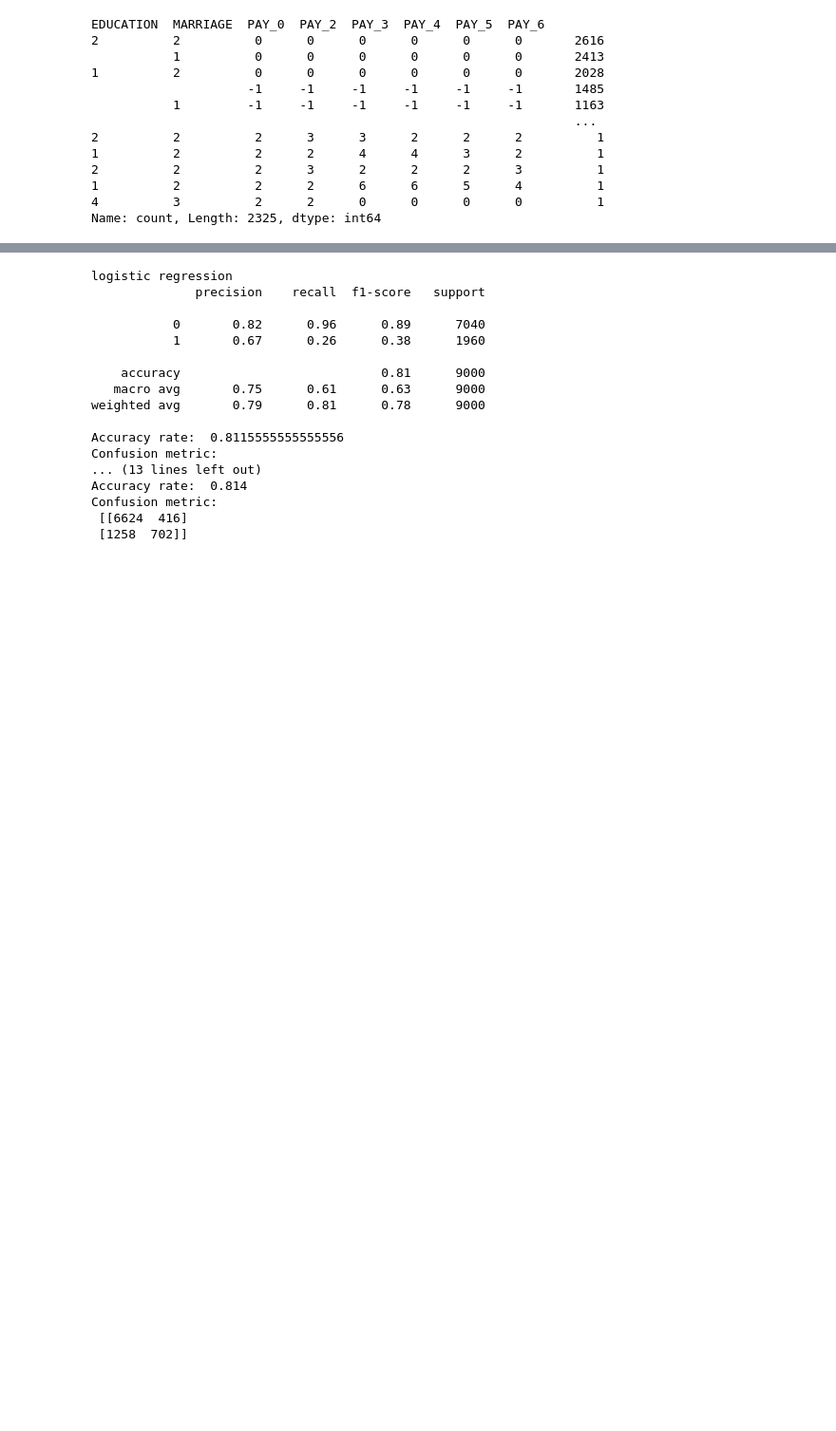
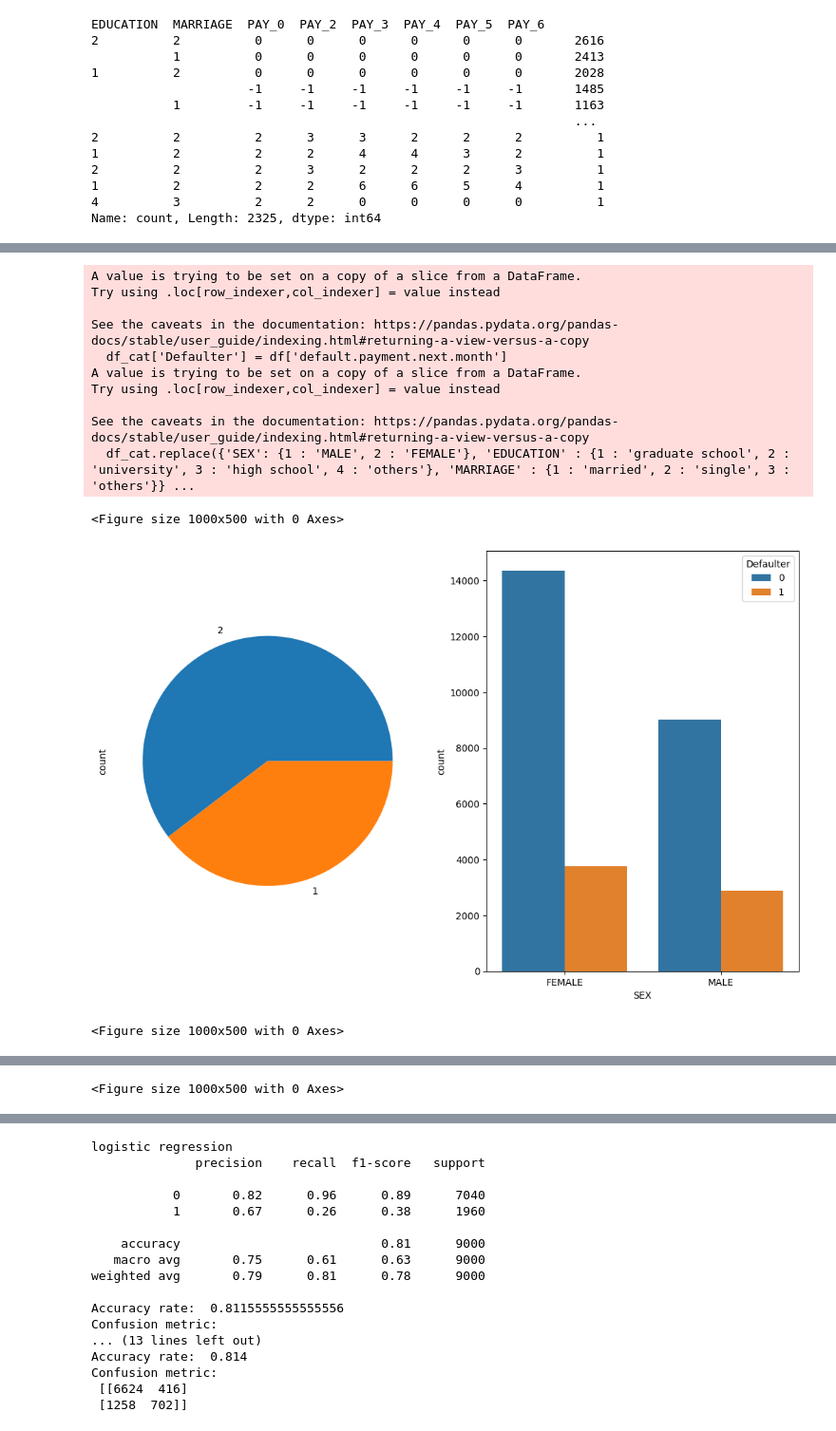
Before and after one commit to JamesLo94/schulich_data_science, a Jupyter notebook: credit_card_default/trial.ipynb, the cells around one changed output, grey strips where cells are left out. Shown: that part at 95% size. Saved outputs shown, nothing was run; the diff lists cells and outputs as text; code cells hidden in the pictures; blank space fills up the shorter version.

```diff
--- a/credit_card_default/trial.ipynb
+++ b/credit_card_default/trial.ipynb
@@ -182,0 +199,27 @@ Name: count, Length: 2325, dtype: int64
+# %%
+categorical_features = ['SEX', 'EDUCATION', 'MARRIAGE']
+
+df_cat = df[categorical_features]
+df_cat['Defaulter'] = df['default.payment.next.month']
+
+df_cat.replace({'SEX': {1 : 'MALE', 2 : 'FEMALE'}, 'EDUCATION' : {1 : 'graduate school', 2 : 'university', 3 : 'high school', 4 : 'others'}, 'MARRIAGE' : {1 : 'married', 2 : 'single', 3 : 'others'}}, inplace = True)
+
+for col in categorical_features:
+  plt.figure(figsize=(10,5))
+  fig, axes = plt.subplots(ncols=2,figsize=(13,8))
+  df[col].value_counts().plot(kind="pie",ax = axes[0],subplots=True)
+  sns.countplot(x = col, hue = 'Defaulter', data = df_cat)
+# %% [output]
+A value is trying to be set on a copy of a slice from a DataFrame.
+Try using .loc[row_indexer,col_indexer] = value instead
+
+See the caveats in the documentation: https://pandas.pydata.org/pandas-docs/stable/user_guide/indexing.html#returning-a-view-versus-a-copy
+  df_cat['Defaulter'] = df['default.payment.next.month']
+A value is trying to be set on a copy of a slice from a DataFrame.
+Try using .loc[row_indexer,col_indexer] = value instead
+
+See the caveats in the documentation: https://pandas.pydata.org/pandas-docs/stable/user_guide/indexing.html#returning-a-view-versus-a-copy
+  df_cat.replace({'SEX': {1 : 'MALE', 2 : 'FEMALE'}, 'EDUCATION' : {1 : 'graduate school', 2 : 'university', 3 : 'high school', 4 : 'others'}, 'MARRIAGE' : {1 : 'married', 2 : 'single', 3 : 'others'}} ...
+<Figure size 1000x500 with 0 Axes>
+[figure, added]
+<Figure size 1000x500 with 0 Axes>
@@ -182,0 +227 @@ Name: count, Length: 2325, dtype: int64
+<Figure size 1000x500 with 0 Axes>
```
Also changed, not shown: parts of 9 cells of this notebook, 1 other file.
